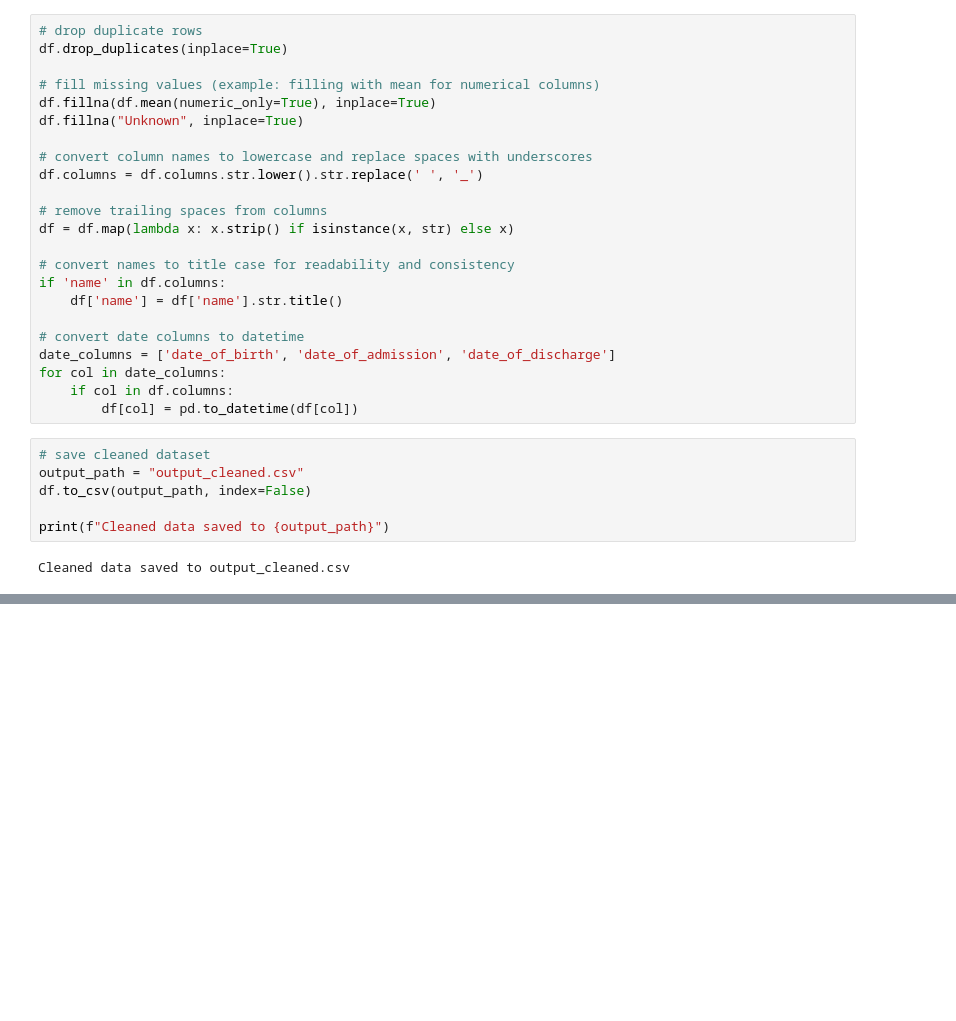
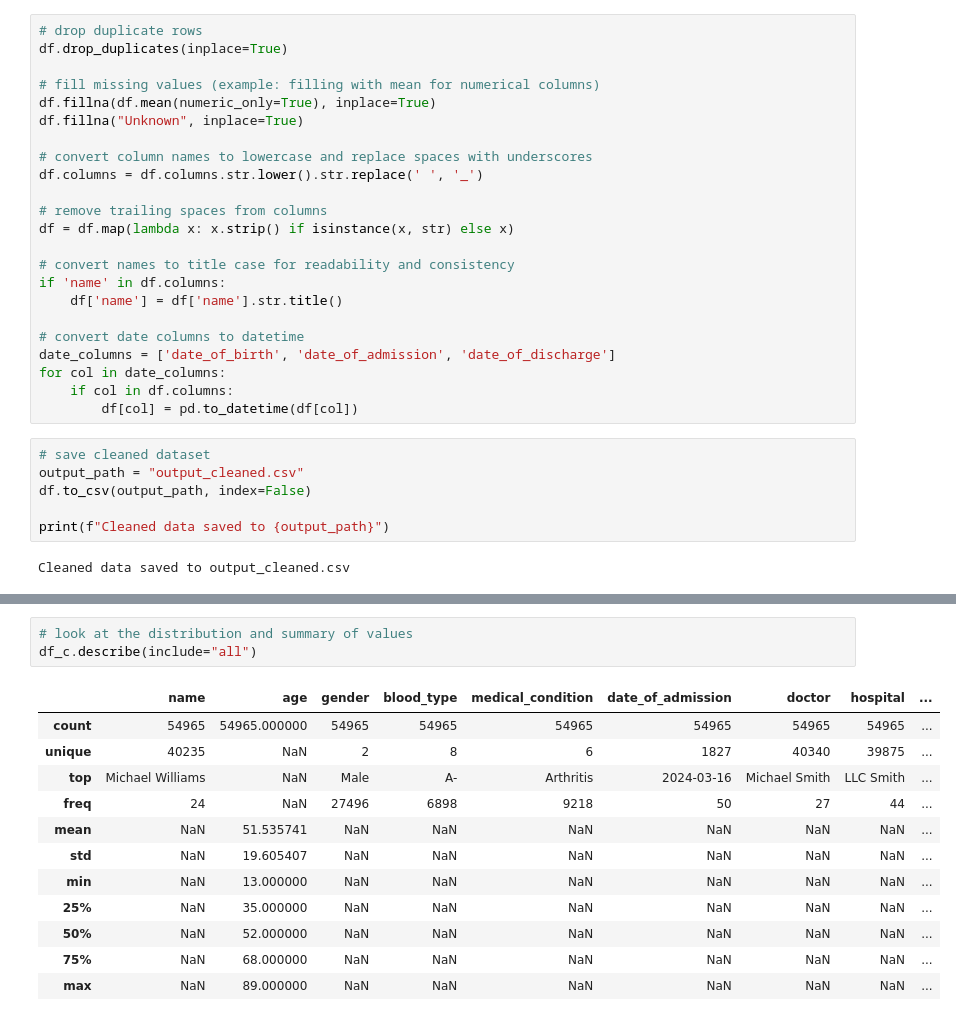
Before and after one commit to sakinagh/data-science, a Jupyter notebook: lab-1/lab1.ipynb, the cells around one changed output, grey strips where cells are left out. Saved outputs shown, nothing was run; the diff lists cells and outputs as text; blank space fills up the shorter version.

```diff
--- a/lab-1/lab1.ipynb
+++ b/lab-1/lab1.ipynb
@@ -56,0 +61,16 @@ df.head()
+# %%
+# look at the distribution and summary of values
+df_c.describe(include="all")
+# %% [output]
+|  | name | age | gender | blood_type | medical_condition | date_of_admission | doctor | hospital | ... |
+| count | 54965 | 54965.000000 | 54965 | 54965 | 54965 | 54965 | 54965 | 54965 | ... |
+| unique | 40235 | NaN | 2 | 8 | 6 | 1827 | 40340 | 39875 | ... |
+| top | Michael Williams | NaN | Male | A- | Arthritis | 2024-03-16 | Michael Smith | LLC Smith | ... |
+| freq | 24 | NaN | 27496 | 6898 | 9218 | 50 | 27 | 44 | ... |
+| mean | NaN | 51.535741 | NaN | NaN | NaN | NaN | NaN | NaN | ... |
+| std | NaN | 19.605407 | NaN | NaN | NaN | NaN | NaN | NaN | ... |
+| min | NaN | 13.000000 | NaN | NaN | NaN | NaN | NaN | NaN | ... |
+| 25% | NaN | 35.000000 | NaN | NaN | NaN | NaN | NaN | NaN | ... |
+| 50% | NaN | 52.000000 | NaN | NaN | NaN | NaN | NaN | NaN | ... |
+| 75% | NaN | 68.000000 | NaN | NaN | NaN | NaN | NaN | NaN | ... |
+| max | NaN | 89.000000 | NaN | NaN | NaN | NaN | NaN | NaN | ... |
```
Also changed, not shown: parts of 6 cells of this notebook.
